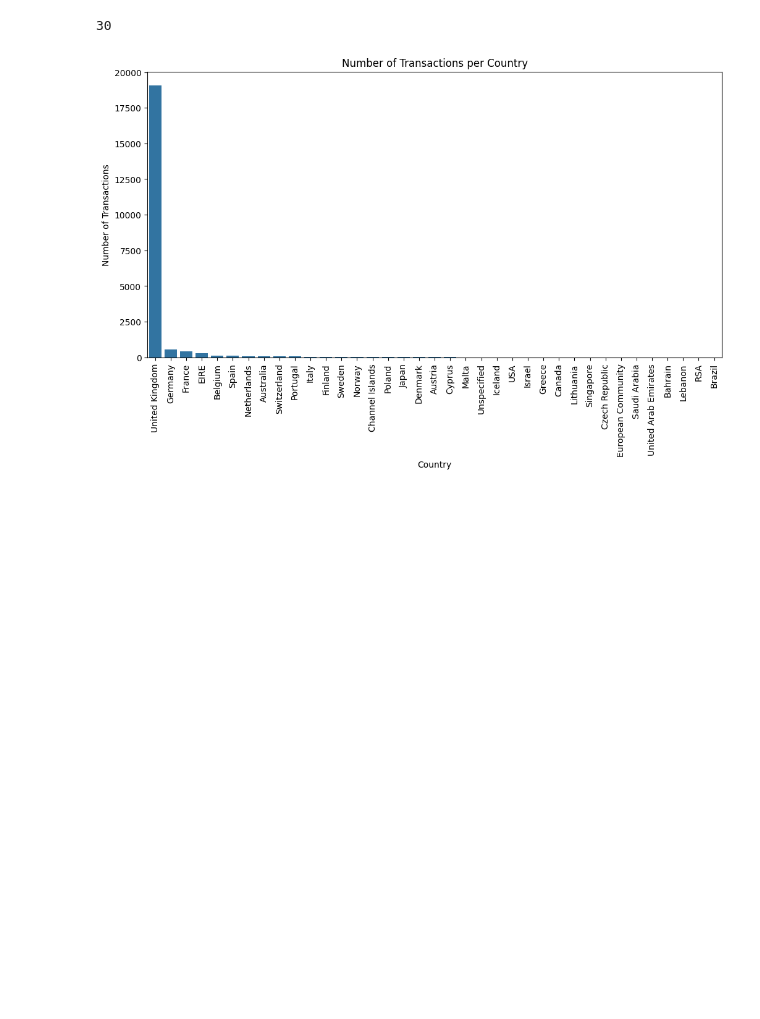
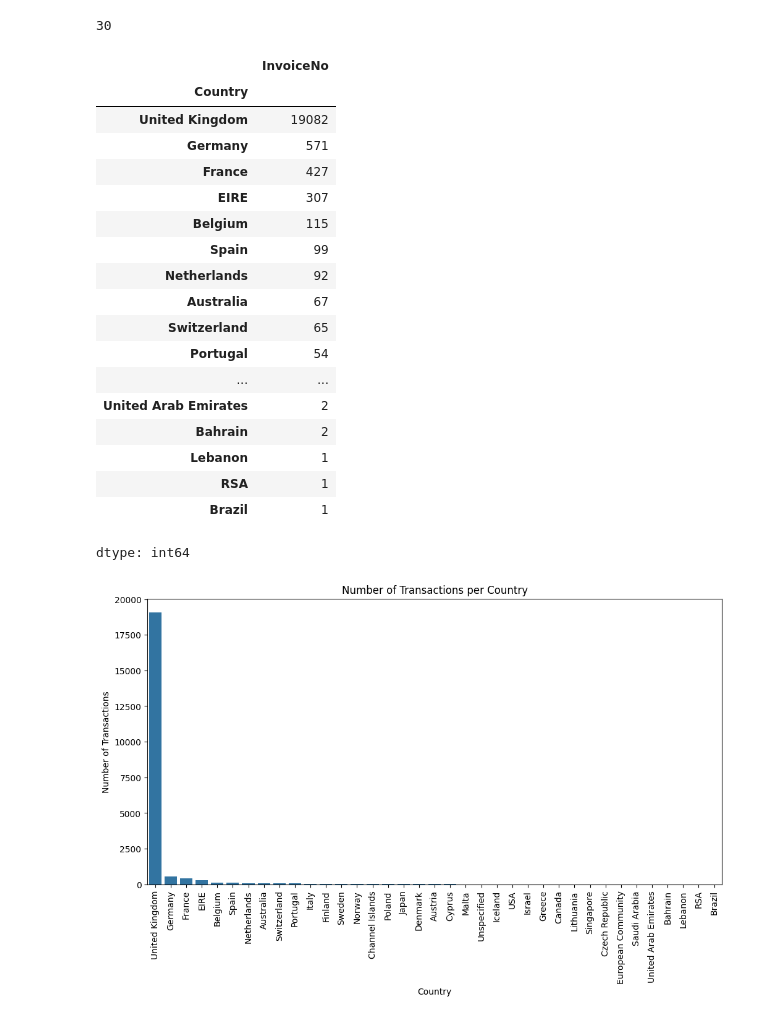
Before and after one commit to Shrutiba/iisc_cds, a Jupyter notebook: M2_NB_MiniProject_5_Customer_Segmentation_Kmeans.ipynb, the cells around one changed output. Drawn from its saved outputs; the diff is of its cells as text; code cells hidden in the pictures; blank space fills up the shorter version.

```diff
--- a/M2_NB_MiniProject_5_Customer_Segmentation_Kmeans.ipynb
+++ b/M2_NB_MiniProject_5_Customer_Segmentation_Kmeans.ipynb
@@ -288,6 +323,27 @@ print(len(df[df['UnitPrice'] == 0]))
 # %%
 #Transactions per Country
 transactions_per_country = df.groupby('Country')['InvoiceNo'].nunique().sort_values(ascending=False)
+transactions_per_country
+# %% [output]
+|  | InvoiceNo |
+| Country |  |
+| United Kingdom | 19082 |
+| Germany | 571 |
+| France | 427 |
+| EIRE | 307 |
+| Belgium | 115 |
+| Spain | 99 |
+| Netherlands | 92 |
+| Australia | 67 |
+| Switzerland | 65 |
+| Portugal | 54 |
+| ... | ... |
+| United Arab Emirates | 2 |
+| Bahrain | 2 |
+| Lebanon | 1 |
+| RSA | 1 |
+| Brazil | 1 |
+dtype: int64
 # %%
 # Bar Plot
 plt.figure(figsize=(12, 6))
```
Also changed, not shown: parts of 32 cells of this notebook.
